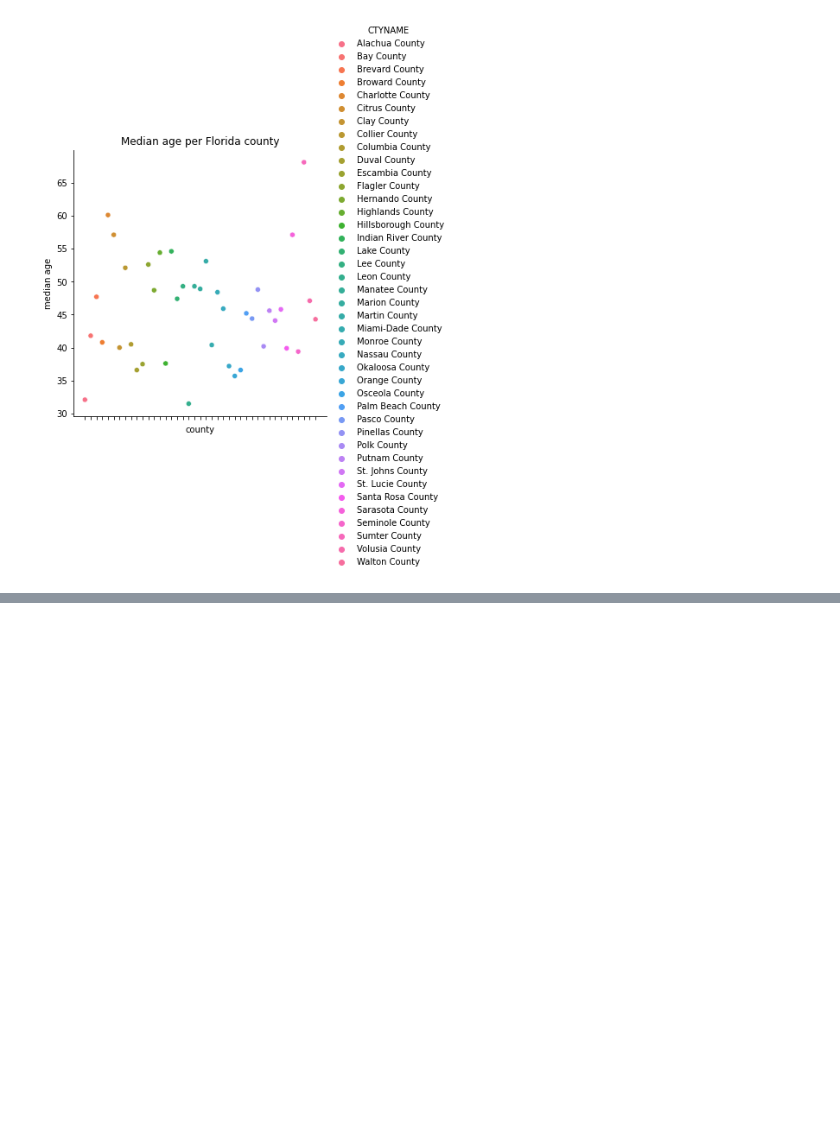
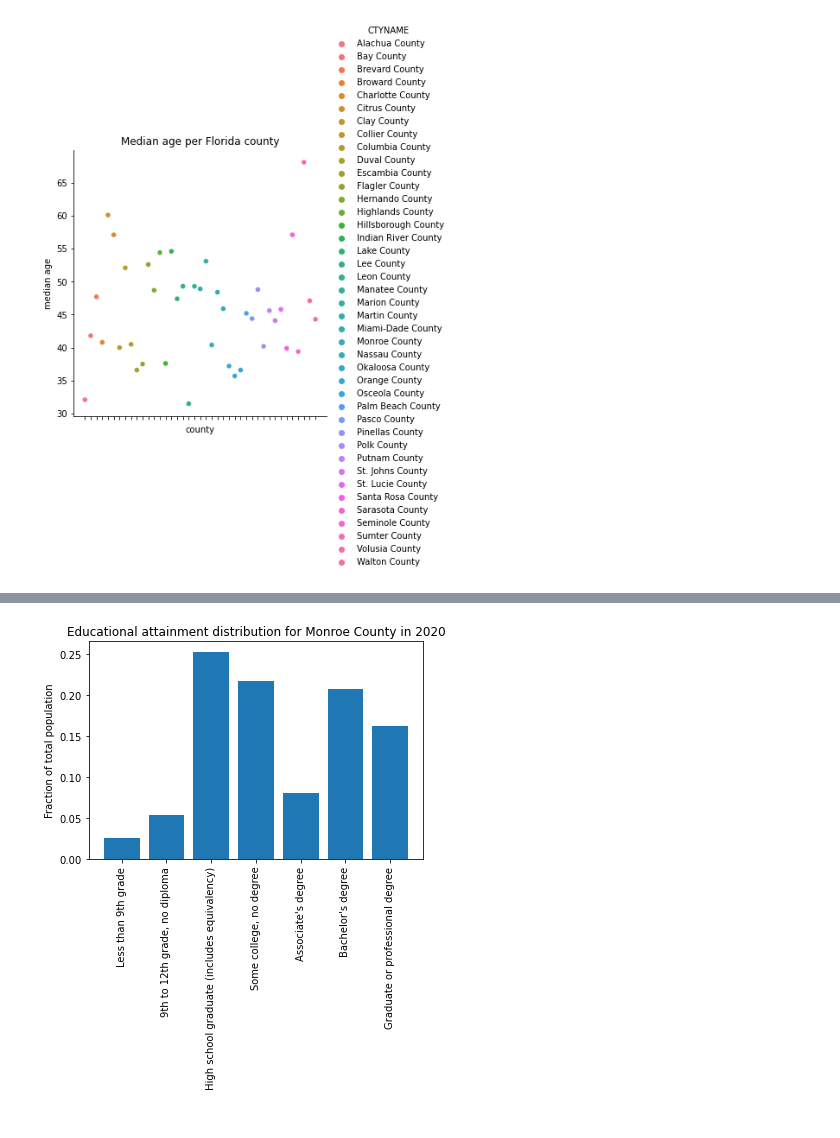
Before and after one commit to traceymoyston/Che2410_Project1, a Jupyter notebook: MoystonTracey_datavisulaisation.ipynb, the cells around one changed output, grey strips where cells are left out. Cells and saved outputs as stored; diff of their text form; code cells hidden in the pictures; blank space fills up the shorter version.

```diff
--- a/MoystonTracey_datavisulaisation.ipynb
+++ b/MoystonTracey_datavisulaisation.ipynb
@@ -112,0 +141,10 @@ print(sum(mon_eddat))
+# %%
+#plots the education levels for Monroe (county with least deaths)
+plt.bar(eddat2.iloc[7:14,0], mon_eddat)
+plt.xticks(rotation=90)
+plt.ylabel("Fraction of total population")
+plt.title("Educational attainment distribution for Monroe County in 2020")
+
+plt.savefig('Monroe_educ.png',bbox_inches='tight')
+# %% [output]
+[figure, added]
```
Also changed, not shown: parts of 19 cells of this notebook.
